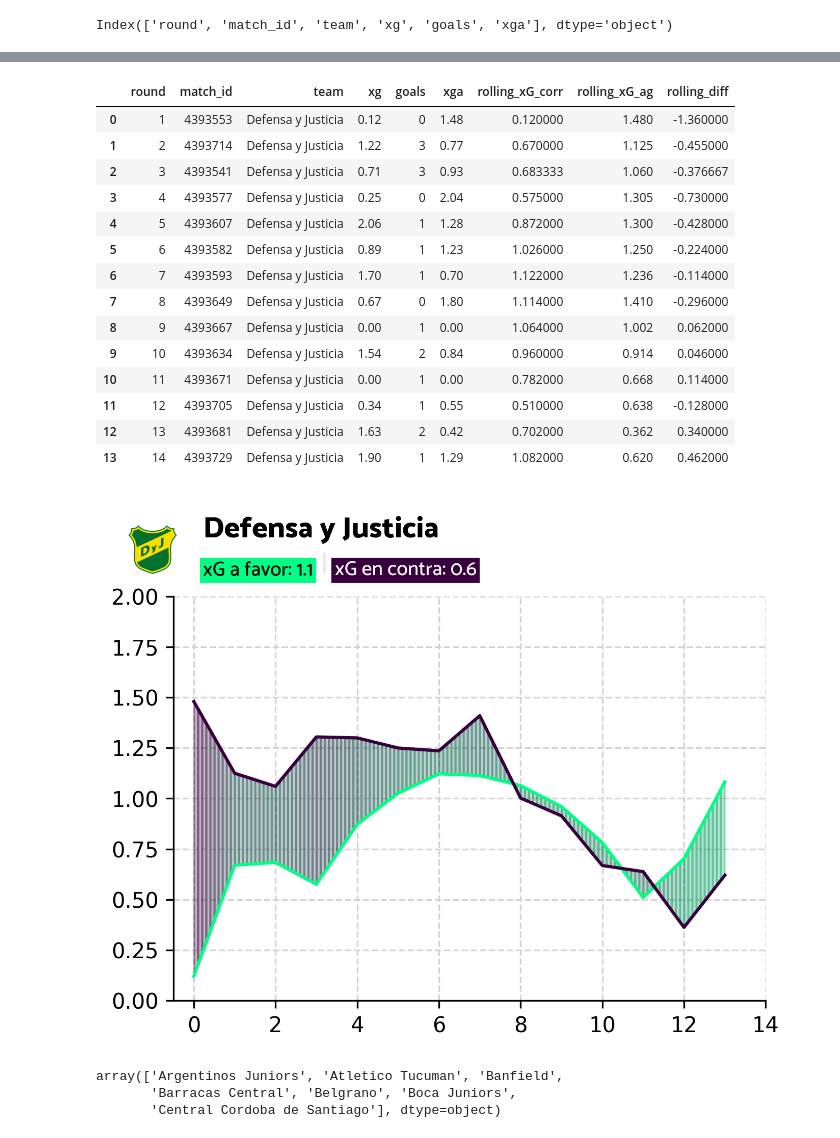
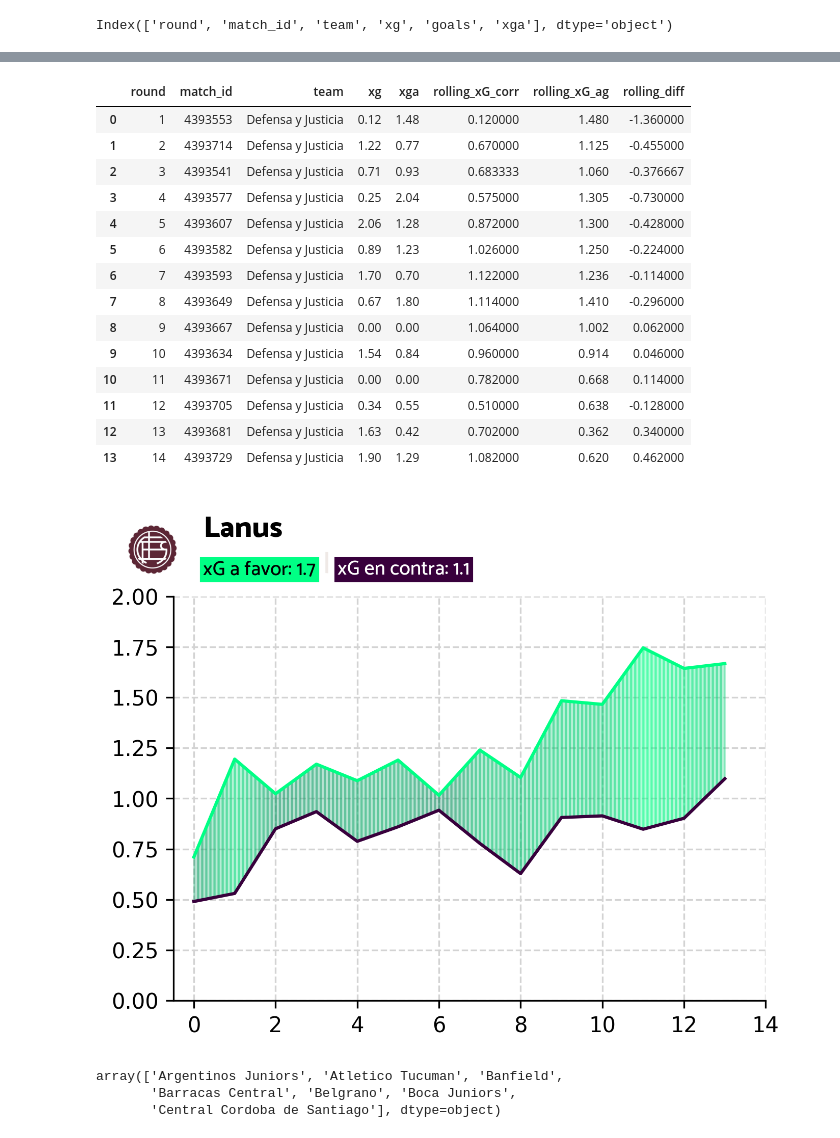
Before and after one commit to federicorabanos/futbol-data-visualizacion, a Jupyter notebook: archivos/streams-videos/medias_moviles_xg.ipynb, the cells around one changed output, grey strips where cells are left out. Cells and saved outputs as stored; diff of their text form; code cells hidden in the pictures.

```diff
--- a/archivos/streams-videos/medias_moviles_xg.ipynb
+++ b/archivos/streams-videos/medias_moviles_xg.ipynb
@@ -23,7 +26,7 @@ robotto_regular = FontManager(URL)
 URL2 = 'https://github.com/VanillaandCream/Catamaran-Tamil/blob/master/Fonts/Catamaran-ExtraBold.ttf?raw=true'
 catamaran = FontManager(URL2)
 # %%
-df = pd.read_csv('Todos los eventos CopaLPF2024 Fecha 14.csv')
+df = pd.read_csv('C:/Users/Federico Rábanos/Documents/lanus stats/Python/Todos los eventos CopaLPF2024 Fecha 14.csv')
 df_xGs = df[['round','match_id','team','xg', 'goals']].groupby(['round','match_id', 'team'], as_index=False).sum()
 # %%
 df_xGs
@@ -224,27 +187,27 @@ def plot_xG_gradient(ax, team_id, window=10, data=df_xG_tot):
 # %%
 get_xG_rolling_data('Defensa y Justicia',5, df_xG_tot)
 # %% [output]
-|  | round | match_id | team | xg | goals | xga | rolling_xG_corr | rolling_xG_ag | rolling_diff |
-| 0 | 1 | 4393553 | Defensa y Justicia | 0.12 | 0 | 1.48 | 0.120000 | 1.480 | -1.360000 |
-| 1 | 2 | 4393714 | Defensa y Justicia | 1.22 | 3 | 0.77 | 0.670000 | 1.125 | -0.455000 |
-| 2 | 3 | 4393541 | Defensa y Justicia | 0.71 | 3 | 0.93 | 0.683333 | 1.060 | -0.376667 |
-| 3 | 4 | 4393577 | Defensa y Justicia | 0.25 | 0 | 2.04 | 0.575000 | 1.305 | -0.730000 |
-| 4 | 5 | 4393607 | Defensa y Justicia | 2.06 | 1 | 1.28 | 0.872000 | 1.300 | -0.428000 |
-| 5 | 6 | 4393582 | Defensa y Justicia | 0.89 | 1 | 1.23 | 1.026000 | 1.250 | -0.224000 |
-| 6 | 7 | 4393593 | Defensa y Justicia | 1.70 | 1 | 0.70 | 1.122000 | 1.236 | -0.114000 |
-| 7 | 8 | 4393649 | Defensa y Justicia | 0.67 | 0 | 1.80 | 1.114000 | 1.410 | -0.296000 |
-| 8 | 9 | 4393667 | Defensa y Justicia | 0.00 | 1 | 0.00 | 1.064000 | 1.002 | 0.062000 |
-| 9 | 10 | 4393634 | Defensa y Justicia | 1.54 | 2 | 0.84 | 0.960000 | 0.914 | 0.046000 |
-| 10 | 11 | 4393671 | Defensa y Justicia | 0.00 | 1 | 0.00 | 0.782000 | 0.668 | 0.114000 |
-| 11 | 12 | 4393705 | Defensa y Justicia | 0.34 | 1 | 0.55 | 0.510000 | 0.638 | -0.128000 |
-| 12 | 13 | 4393681 | Defensa y Justicia | 1.63 | 2 | 0.42 | 0.702000 | 0.362 | 0.340000 |
-| 13 | 14 | 4393729 | Defensa y Justicia | 1.90 | 1 | 1.29 | 1.082000 | 0.620 | 0.462000 |
+|  | round | match_id | team | xg | xga | rolling_xG_corr | rolling_xG_ag | rolling_diff |
+| 0 | 1 | 4393553 | Defensa y Justicia | 0.12 | 1.48 | 0.120000 | 1.480 | -1.360000 |
+| 1 | 2 | 4393714 | Defensa y Justicia | 1.22 | 0.77 | 0.670000 | 1.125 | -0.455000 |
+| 2 | 3 | 4393541 | Defensa y Justicia | 0.71 | 0.93 | 0.683333 | 1.060 | -0.376667 |
+| 3 | 4 | 4393577 | Defensa y Justicia | 0.25 | 2.04 | 0.575000 | 1.305 | -0.730000 |
+| 4 | 5 | 4393607 | Defensa y Justicia | 2.06 | 1.28 | 0.872000 | 1.300 | -0.428000 |
+| 5 | 6 | 4393582 | Defensa y Justicia | 0.89 | 1.23 | 1.026000 | 1.250 | -0.224000 |
+| 6 | 7 | 4393593 | Defensa y Justicia | 1.70 | 0.70 | 1.122000 | 1.236 | -0.114000 |
+| 7 | 8 | 4393649 | Defensa y Justicia | 0.67 | 1.80 | 1.114000 | 1.410 | -0.296000 |
+| 8 | 9 | 4393667 | Defensa y Justicia | 0.00 | 0.00 | 1.064000 | 1.002 | 0.062000 |
+| 9 | 10 | 4393634 | Defensa y Justicia | 1.54 | 0.84 | 0.960000 | 0.914 | 0.046000 |
+| 10 | 11 | 4393671 | Defensa y Justicia | 0.00 | 0.00 | 0.782000 | 0.668 | 0.114000 |
+| 11 | 12 | 4393705 | Defensa y Justicia | 0.34 | 0.55 | 0.510000 | 0.638 | -0.128000 |
+| 12 | 13 | 4393681 | Defensa y Justicia | 1.63 | 0.42 | 0.702000 | 0.362 | 0.340000 |
+| 13 | 14 | 4393729 | Defensa y Justicia | 1.90 | 1.29 | 1.082000 | 0.620 | 0.462000 |
 # %%
 fig = plt.figure(figsize=(5,3.5), dpi=300)
 ax = plt.subplot(111)
 fig.set_facecolor('white')
 
-teamId = 'Defensa y Jus'
+teamId = 'Lanus'
 
 plot_xG_gradient(ax, teamId, 5, df_xG_tot)
 df_for_text = get_xG_rolling_data(teamId, 5)
@@ -258,35 +221,44 @@ if color_1 == '#d1d3d4':
     color_1_t = 'black'
 else:
     color_1_t = 'white'
 if color_2 == '#97c1e7':
     color_2_t = 'black'
 else:
     color_2_t = 'black'
 
 ax_text(
                 x = 0.05,
                 y = 1.2,
                 s = f'<{teamName}>\n<xG a favor: {xG_for:.1f}> <|> <xG en contra: {xG_ag:.1f}>',
                 ax = ax,
                 highlight_textprops=[
                     {'weight':'bold', 'font':catamaran.prop},
                     {'size':'9.5', 'bbox': {'edgecolor': color_2, 'facecolor': color_2, 'pad': 1}, 'color': color_2_t},
                     {'color':'#EFE9E6'},
                     {'size':'9.5', 'bbox': {'edgecolor': color_1, 'facecolor': color_1, 'pad': 1}, 'color': color_1_t}
                 ],
                 font = catamaran2.prop,
                 ha = 'left',
                 size = 14,
                 annotationbbox_kw = {'xycoords':'axes fraction'}
             )
 logo_ax = fig.add_axes(
     [0.05, .92, .095, .095]
 )
-club_icon = Image.open(f'/Logos/2/{teamName.lower()}.png')
+club_icon = Image.open(f'C:/Users/Federico Rábanos/Documents/lanus stats/Logos/2/{teamName.lower()}.png')
 logo_ax.imshow(club_icon)
 logo_ax.axis('off')
+
+plt.savefig(
+	f"C:/Users/Federico Rábanos/Documents/lanus stats/Hilos/CDLG24/rollingxgs_cdlg24_{teamName}.png",
+	dpi = 600,
+	facecolor = "#EFE9E6",
+	bbox_inches="tight",
+    edgecolor="none",
+	transparent = False
+)
 # %% [output]
-[figure, old version]
+[figure, new version]
 # %%
 df_xG_tot.team.sort_values().unique()[:7]
 # %% [output]
```
Also changed, not shown: parts of 27 cells of this notebook, 2 other files.
